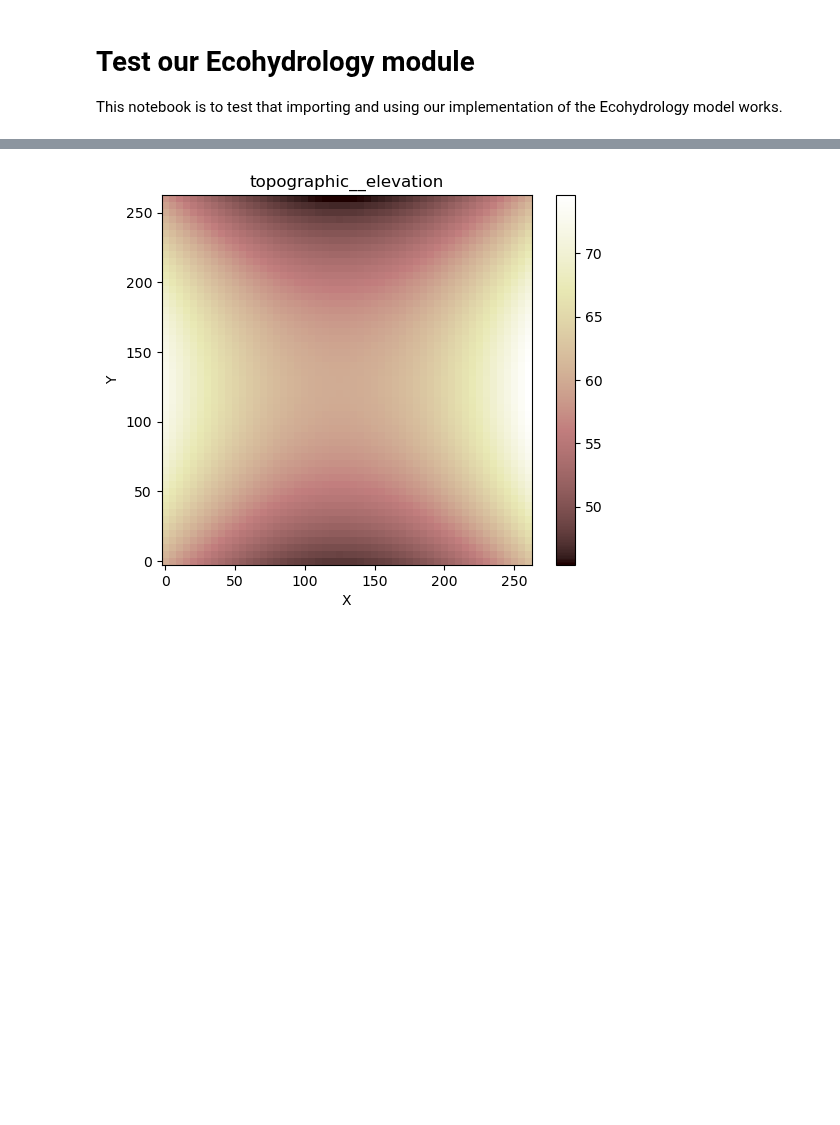
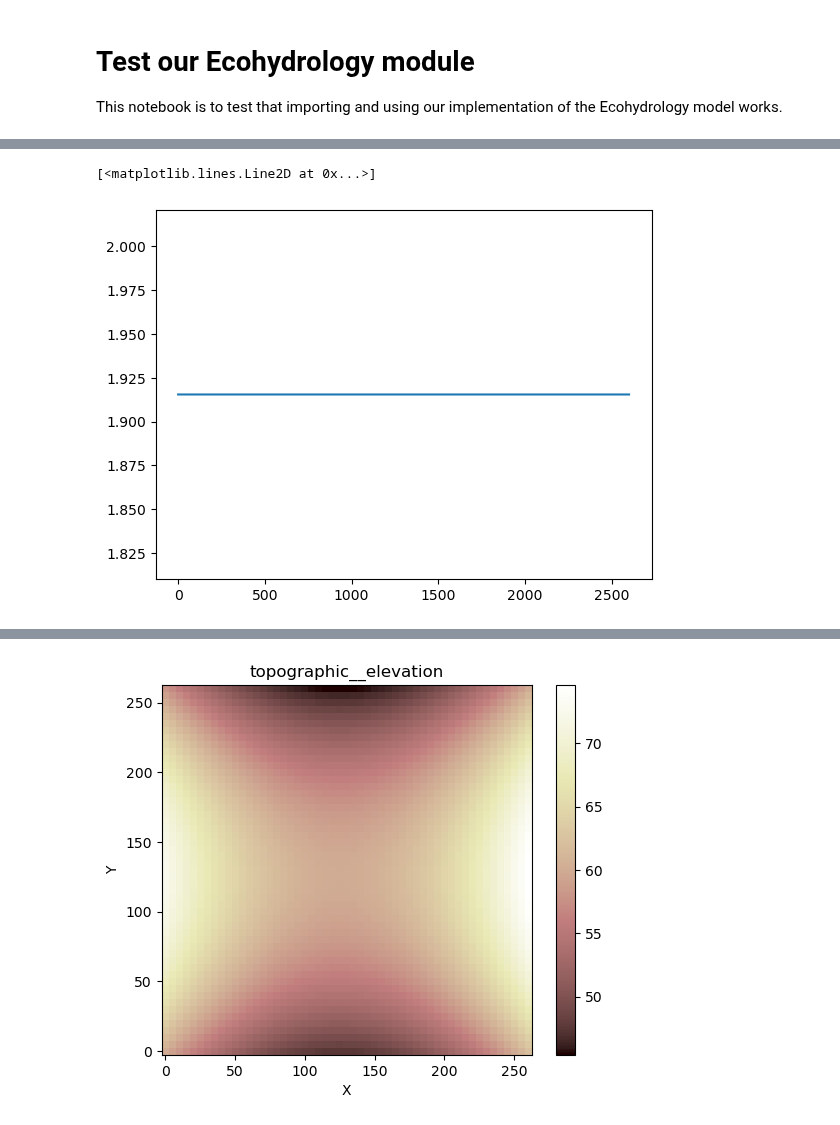
Before and after one commit to WylieMabel/TreesAndThat, a Jupyter notebook: LandLab_experiments/test_ecohydro_module.ipynb, the cells around one changed output, grey strips where cells are left out. Cells and saved outputs as stored; diff of their text form; code cells hidden in the pictures; blank space fills up the shorter version.

```diff
--- a/LandLab_experiments/test_ecohydro_module.ipynb
+++ b/LandLab_experiments/test_ecohydro_module.ipynb
@@ -37 +37,6 @@ ET30:  [ 11.87824236  11.89491558  11.91094527 ...,   6.21423808   6.20523659
 PFT:  [0 0 0 ..., 0 0 0]
+# %%
+plt.plot(Ecohyd_model.mg.at_cell['rainfall__daily_depth'])
+# %% [output]
+[<matplotlib.lines.Line2D at 0x...>]
+[figure, added]
```
Also changed, not shown: parts of 8 cells of this notebook, 3 other files.
